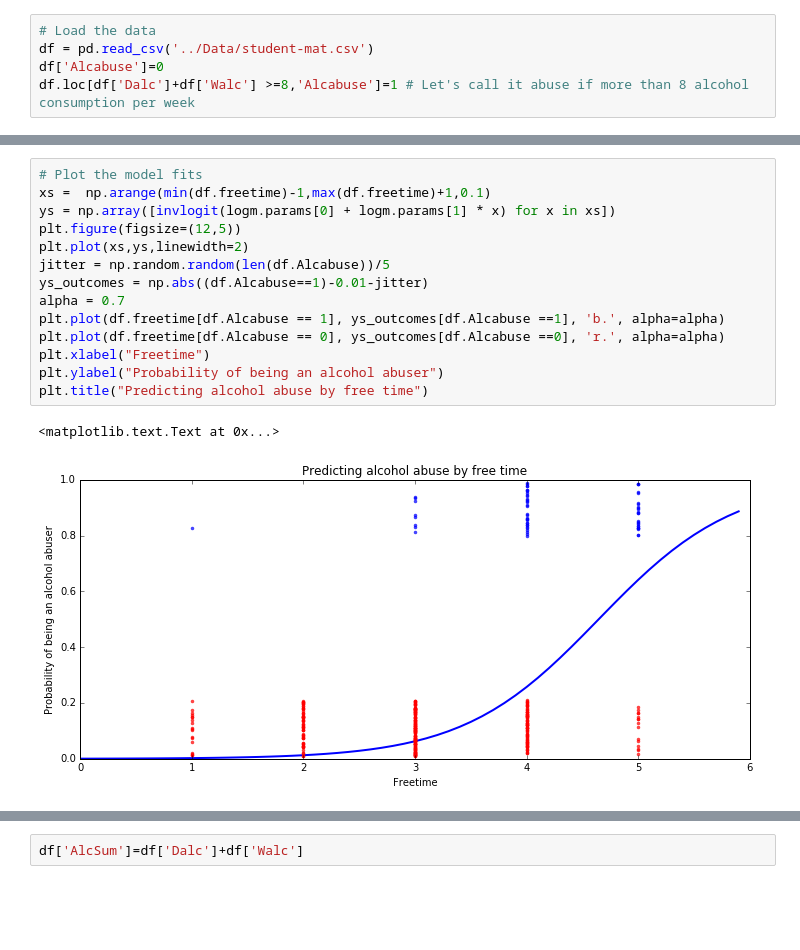
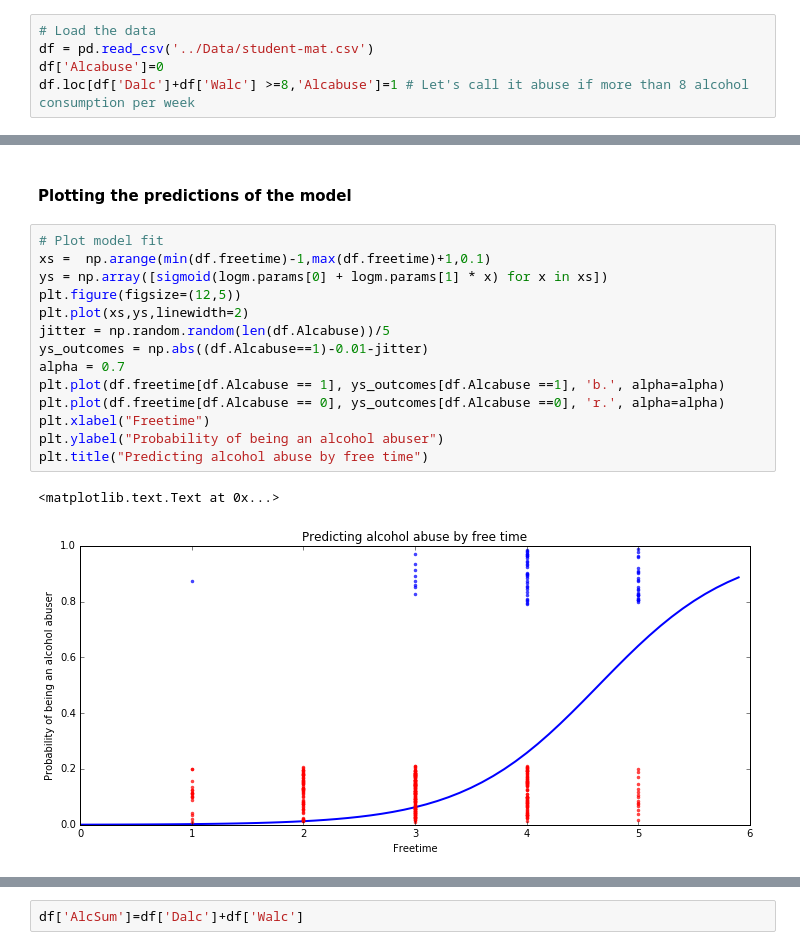
Before and after one commit to ljchang/psyc63, a Jupyter notebook: Notebooks/DataAnalysis2.ipynb, the cells around one changed output, grey strips where cells are left out. Saved outputs shown, nothing was run; the diff lists cells and outputs as text; blank space fills up the shorter version.

```diff
--- a/Notebooks/DataAnalysis2.ipynb
+++ b/Notebooks/DataAnalysis2.ipynb
@@ -99,19 +130,21 @@ If a student's x was 5 then he has 64 percent probability of alcohol abuse
+# %% [markdown]
+#### Plotting the predictions of the model
 # %%
-# Plot the model fits
+# Plot model fit
 xs =  np.arange(min(df.freetime)-1,max(df.freetime)+1,0.1)
-ys = np.array([invlogit(logm.params[0] + logm.params[1] * x) for x in xs])
+ys = np.array([sigmoid(logm.params[0] + logm.params[1] * x) for x in xs])
 plt.figure(figsize=(12,5))
 plt.plot(xs,ys,linewidth=2)
 jitter = np.random.random(len(df.Alcabuse))/5
 ys_outcomes = np.abs((df.Alcabuse==1)-0.01-jitter)
 alpha = 0.7
 plt.plot(df.freetime[df.Alcabuse == 1], ys_outcomes[df.Alcabuse ==1], 'b.', alpha=alpha)
 plt.plot(df.freetime[df.Alcabuse == 0], ys_outcomes[df.Alcabuse ==0], 'r.', alpha=alpha)
 plt.xlabel("Freetime")
 plt.ylabel("Probability of being an alcohol abuser")
 plt.title("Predicting alcohol abuse by free time")
 # %% [output]
 <matplotlib.text.Text at 0x...>
-[figure, old version]
+[figure, new version]
 # %% [markdown]
 ### Interpreting coefficients as odds
```
Also changed, not shown: parts of 26 cells of this notebook.
